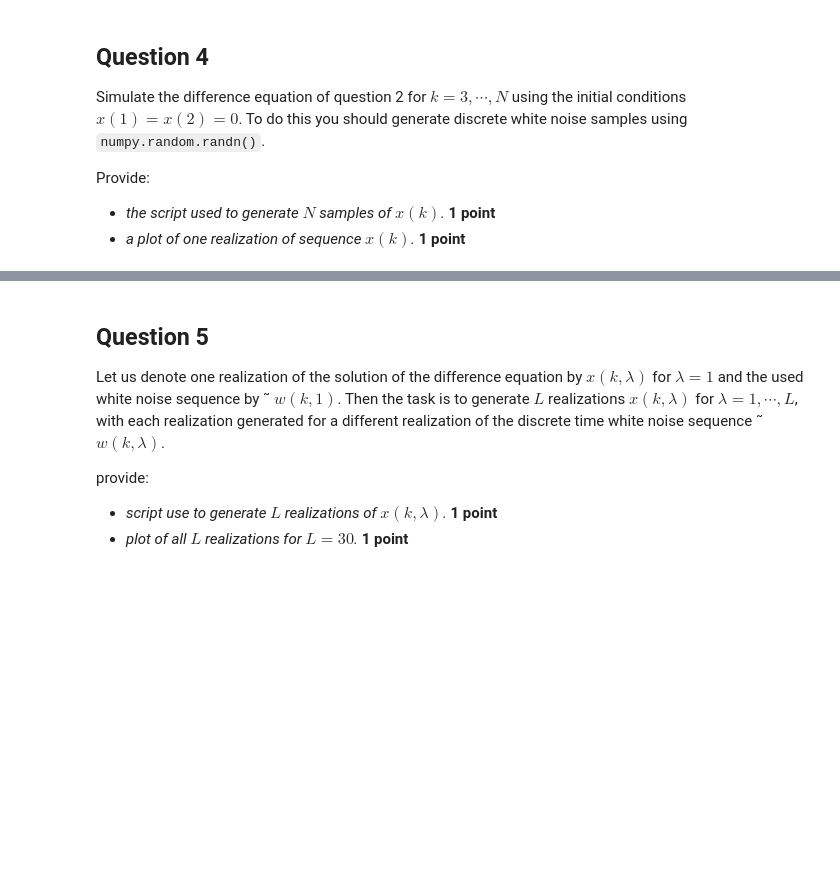
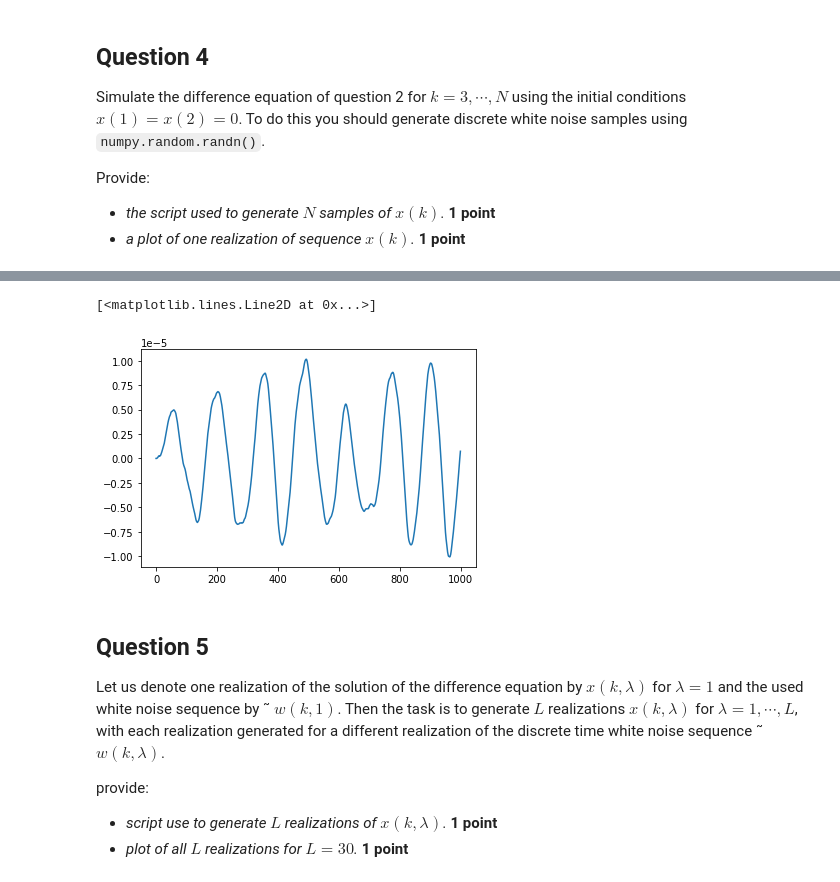
Before and after one commit to dannylooman/SC42150-SSP, a Jupyter notebook: SC42150_PythonAssignment1_Template.ipynb, the cells around one changed output, grey strips where cells are left out. Saved outputs shown, nothing was run; the diff lists cells and outputs as text; code cells hidden in the pictures; blank space fills up the shorter version.

```diff
--- a/SC42150_PythonAssignment1_Template.ipynb
+++ b/SC42150_PythonAssignment1_Template.ipynb
@@ -190,3 +199,20 @@ _Insert the cells with your answer below._
+# %%
+#initial conditions
+N = 1000 #Number of Samples
+x = np.zeros(N)
+x[1] = 0
+x[2] = 0
+omega = np.random.randn(N)
+
+for k in range(3,N):
+    x[k]  = b3*omega[k] - b1*x[k-1] - b2*x[k-2]
+
+fig = plt.figure()
+# plot the x
+plt.plot(x)
+# %% [output]
+[<matplotlib.lines.Line2D at 0x...>]
+[figure, added]
 # %% [markdown]
 ## Question 5
 
```
Also changed, not shown: parts of 3 cells of this notebook.
